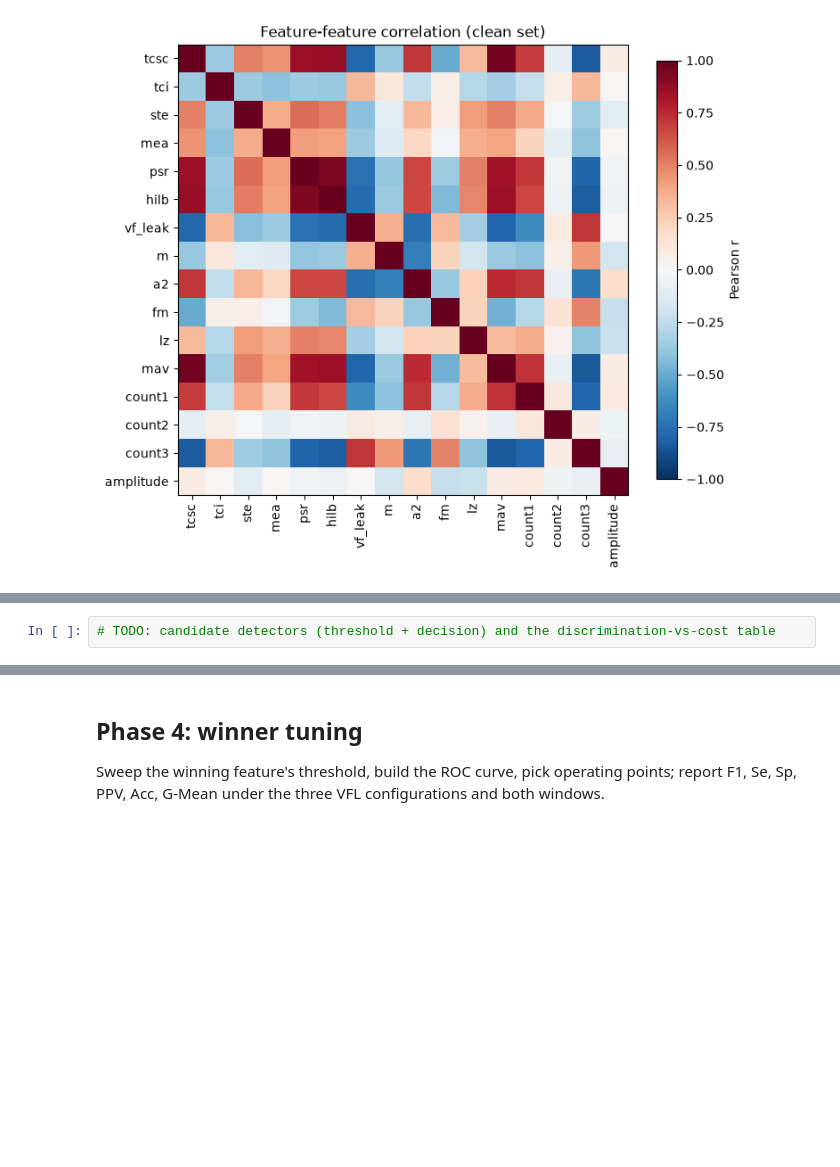
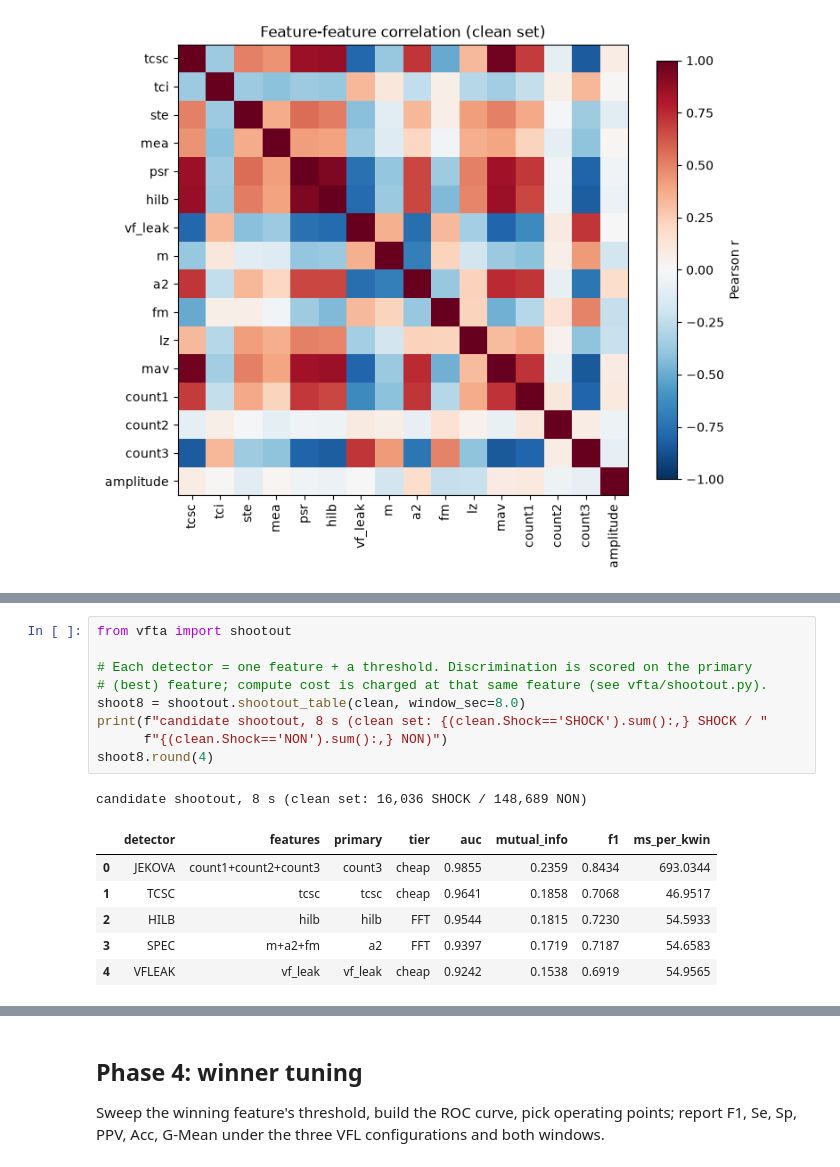
Before and after one commit to kbajalc/vfong, a Jupyter notebook: PAPER.ipynb, the cells around one changed output, grey strips where cells are left out. Drawn from its saved outputs; the diff is of its cells as text; blank space fills up the shorter version.

```diff
--- a/PAPER.ipynb
+++ b/PAPER.ipynb
@@ -289,2 +300,17 @@ cost, not the top score alone.
 # %%
-# TODO: candidate detectors (threshold + decision) and the discrimination-vs-cost table
+from vfta import shootout
+
+# Each detector = one feature + a threshold. Discrimination is scored on the primary
+# (best) feature; compute cost is charged at that same feature (see vfta/shootout.py).
+shoot8 = shootout.shootout_table(clean, window_sec=8.0)
+print(f"candidate shootout, 8 s (clean set: {(clean.Shock=='SHOCK').sum():,} SHOCK / "
+      f"{(clean.Shock=='NON').sum():,} NON)")
+shoot8.round(4)
+# %% [output]
+candidate shootout, 8 s (clean set: 16,036 SHOCK / 148,689 NON)
+|  | detector | features | primary | tier | auc | mutual_info | f1 | ms_per_kwin |
+| 0 | JEKOVA | count1+count2+count3 | count3 | cheap | 0.9855 | 0.2359 | 0.8434 | 693.0344 |
+| 1 | TCSC | tcsc | tcsc | cheap | 0.9641 | 0.1858 | 0.7068 | 46.9517 |
+| 2 | HILB | hilb | hilb | FFT | 0.9544 | 0.1815 | 0.7230 | 54.5933 |
+| 3 | SPEC | m+a2+fm | a2 | FFT | 0.9397 | 0.1719 | 0.7187 | 54.6583 |
+| 4 | VFLEAK | vf_leak | vf_leak | cheap | 0.9242 | 0.1538 | 0.6919 | 54.9565 |
```
Also changed, not shown: parts of 8 cells of this notebook, 4 other files.
